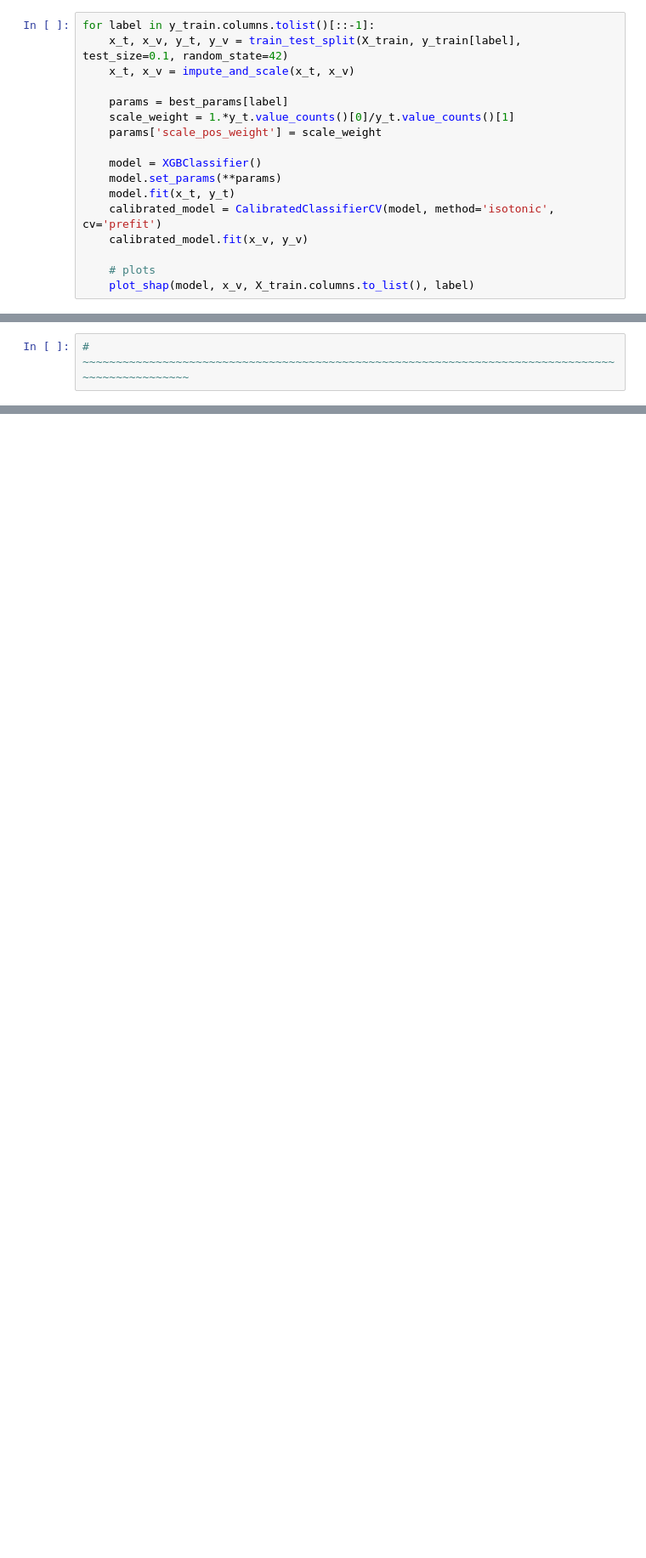
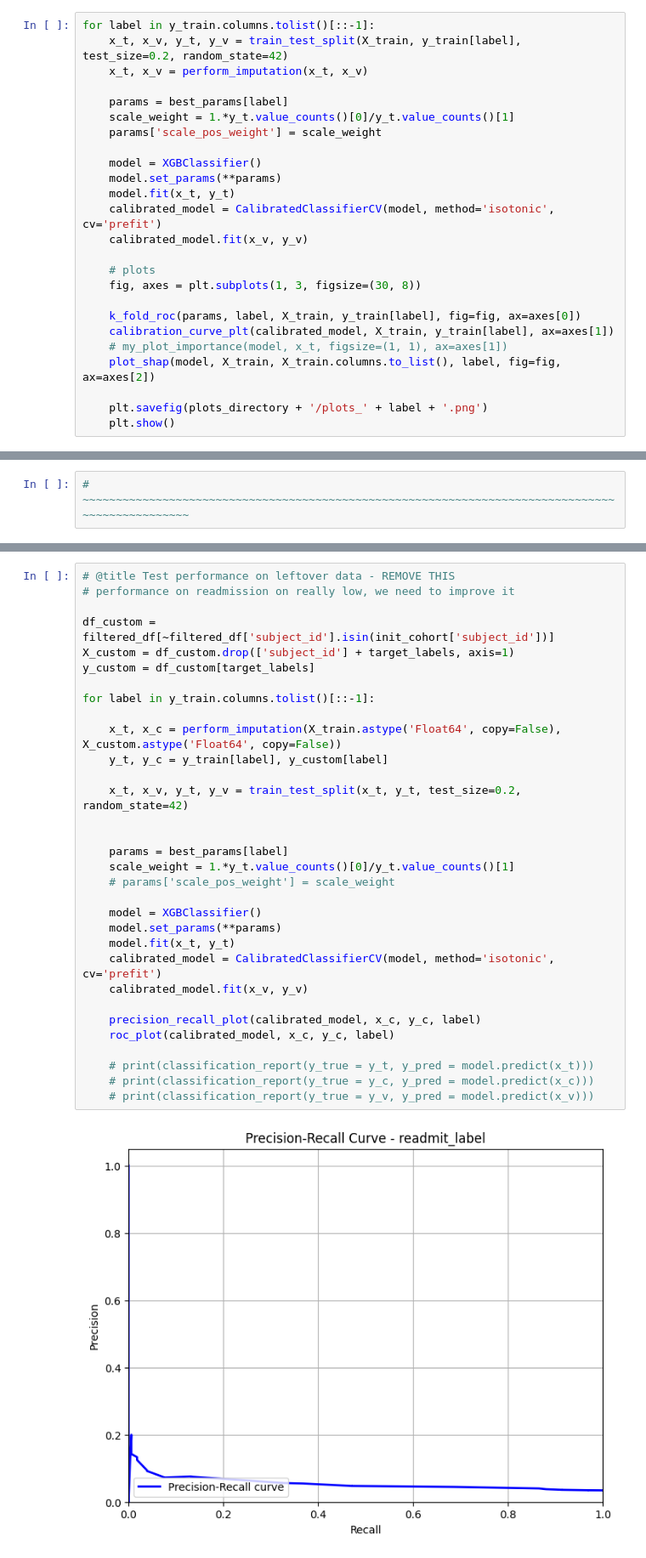
Before and after one commit to Markfesenk0/MLHC-Project, a Jupyter notebook: MLHC_Project.ipynb, the cells around one changed output, grey strips where cells are left out. Shown: that part at 85% size. Cells and saved outputs as stored; diff of their text form; blank space fills up the shorter version.

```diff
--- a/MLHC_Project.ipynb
+++ b/MLHC_Project.ipynb
@@ -761,7 +784,7 @@ def my_plot_importance(booster, figsize, **kwargs):
 # %%
 for label in y_train.columns.tolist()[::-1]:
-    x_t, x_v, y_t, y_v = train_test_split(X_train, y_train[label], test_size=0.1, random_state=42)
-    x_t, x_v = impute_and_scale(x_t, x_v)
+    x_t, x_v, y_t, y_v = train_test_split(X_train, y_train[label], test_size=0.2, random_state=42)
+    x_t, x_v = perform_imputation(x_t, x_v)
 
     params = best_params[label]
     scale_weight = 1.*y_t.value_counts()[0]/y_t.value_counts()[1]
@@ -774,4 +797,12 @@ for label in y_train.columns.tolist()[::-1]:
     calibrated_model.fit(x_v, y_v)
 
     # plots
-    plot_shap(model, x_v, X_train.columns.to_list(), label)
+    fig, axes = plt.subplots(1, 3, figsize=(30, 8))
+
+    k_fold_roc(params, label, X_train, y_train[label], fig=fig, ax=axes[0])
+    calibration_curve_plt(calibrated_model, X_train, y_train[label], ax=axes[1])
+    # my_plot_importance(model, x_t, figsize=(1, 1), ax=axes[1])
+    plot_shap(model, X_train, X_train.columns.to_list(), label, fig=fig, ax=axes[2])
+
+    plt.savefig(plots_directory + '/plots_' + label + '.png')
+    plt.show()
@@ -1066,0 +811,34 @@ for label in y_train.columns.tolist()[::-1]:
+# %%
+# @title Test performance on leftover data - REMOVE THIS
+# performance on readmission on really low, we need to improve it
+
+df_custom = filtered_df[~filtered_df['subject_id'].isin(init_cohort['subject_id'])]
+X_custom = df_custom.drop(['subject_id'] + target_labels, axis=1)
+y_custom = df_custom[target_labels]
+
+for label in y_train.columns.tolist()[::-1]:
+
+    x_t, x_c = perform_imputation(X_train.astype('Float64', copy=False), X_custom.astype('Float64', copy=False))
+    y_t, y_c = y_train[label], y_custom[label]
+
+    x_t, x_v, y_t, y_v = train_test_split(x_t, y_t, test_size=0.2, random_state=42)
+
+
+    params = best_params[label]
+    scale_weight = 1.*y_t.value_counts()[0]/y_t.value_counts()[1]
+    # params['scale_pos_weight'] = scale_weight
+
+    model = XGBClassifier()
+    model.set_params(**params)
+    model.fit(x_t, y_t)
+    calibrated_model = CalibratedClassifierCV(model, method='isotonic', cv='prefit')
+    calibrated_model.fit(x_v, y_v)
+
+    precision_recall_plot(calibrated_model, x_c, y_c, label)
+    roc_plot(calibrated_model, x_c, y_c, label)
+
+    # print(classification_report(y_true = y_t, y_pred = model.predict(x_t)))
+    # print(classification_report(y_true = y_c, y_pred = model.predict(x_c)))
+    # print(classification_report(y_true = y_v, y_pred = model.predict(x_v)))
+# %% [output]
+[figure, added]
```
Also changed, not shown: parts of 26 cells of this notebook.
